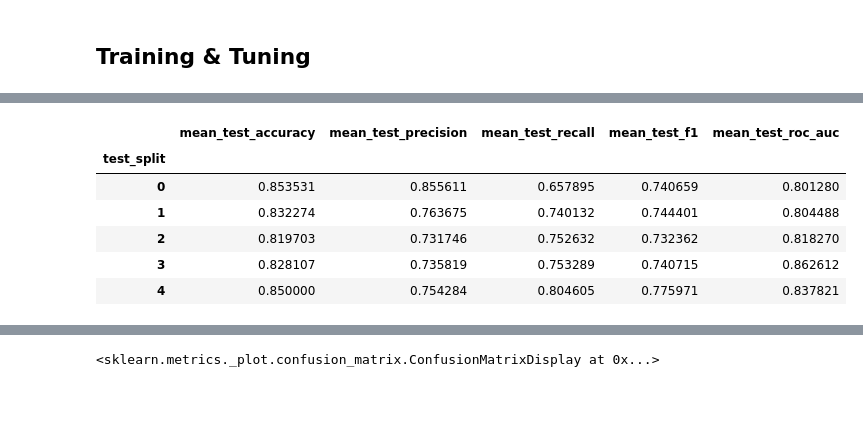
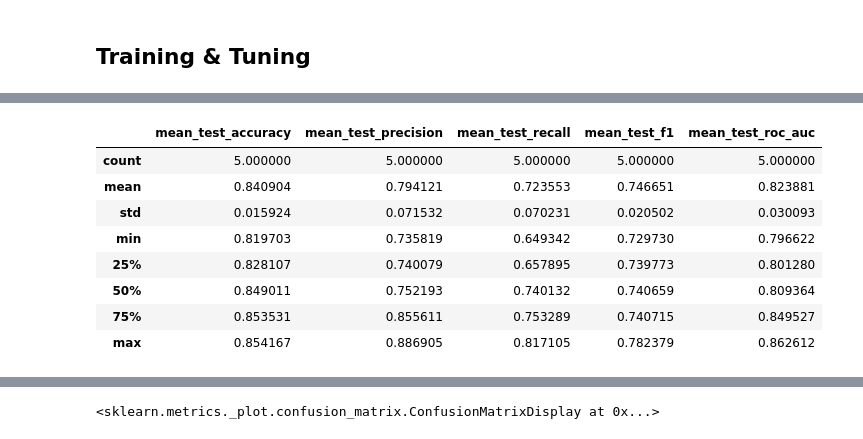
Before and after one commit to lavima/itf31519_2024, a Jupyter notebook: more_supervised_algorithmss/comparing_supportvectormachines_decisiontrees_naivebayes.ipynb, the cells around one changed output, grey strips where cells are left out. Saved outputs shown, nothing was run; the diff lists cells and outputs as text; code cells hidden in the pictures; blank space fills up the shorter version.

```diff
--- a/more_supervised_algorithmss/comparing_supportvectormachines_decisiontrees_naivebayes.ipynb
+++ b/more_supervised_algorithmss/comparing_supportvectormachines_decisiontrees_naivebayes.ipynb
@@ -267,20 +267,22 @@ for i, (estimator, (_, test_index)) in enumerate(zip(dt_estimators, outer_cv.spl
 # %%
 # This shows how show_cv_results could work for nested cross validation
 
 # Concat the cv_result frames together
 cv_results_frame = pd.concat(dt_cv_results, names=['test_split'], keys=range(5), axis=0)
 # Find the best scores for each split according to the maximum f1 scores
 cv_scores = cv_results_frame.groupby('test_split').apply(lambda frame: frame.sort_values('rank_test_f1')[['mean_test_accuracy', 'mean_test_precision', 'mean_test_recall', 'mean_test_f1', 'mean_test_roc_auc']].iloc[0])
 # Show the cross validation results (no training results selected)
-cv_scores
+cv_scores.describe()
 # %% [output]
 |  | mean_test_accuracy | mean_test_precision | mean_test_recall | mean_test_f1 | mean_test_roc_auc |
-| test_split |  |  |  |  |  |
-| 0 | 0.853531 | 0.855611 | 0.657895 | 0.740659 | 0.801280 |
-| 1 | 0.832274 | 0.763675 | 0.740132 | 0.744401 | 0.804488 |
-| 2 | 0.819703 | 0.731746 | 0.752632 | 0.732362 | 0.818270 |
-| 3 | 0.828107 | 0.735819 | 0.753289 | 0.740715 | 0.862612 |
-| 4 | 0.850000 | 0.754284 | 0.804605 | 0.775971 | 0.837821 |
+| count | 5.000000 | 5.000000 | 5.000000 | 5.000000 | 5.000000 |
+| mean | 0.840904 | 0.794121 | 0.723553 | 0.746651 | 0.823881 |
+| std | 0.015924 | 0.071532 | 0.070231 | 0.020502 | 0.030093 |
+| min | 0.819703 | 0.735819 | 0.649342 | 0.729730 | 0.796622 |
+| 25% | 0.828107 | 0.740079 | 0.657895 | 0.739773 | 0.801280 |
+| 50% | 0.849011 | 0.752193 | 0.740132 | 0.740659 | 0.809364 |
+| 75% | 0.853531 | 0.855611 | 0.753289 | 0.740715 | 0.849527 |
+| max | 0.854167 | 0.886905 | 0.817105 | 0.782379 | 0.862612 |
 # %%
 # Convert the test scores into a dataframe
 dt_test_scores = pd.DataFrame(dt_test_scores)
```
Also changed, not shown: parts of 22 cells of this notebook.
